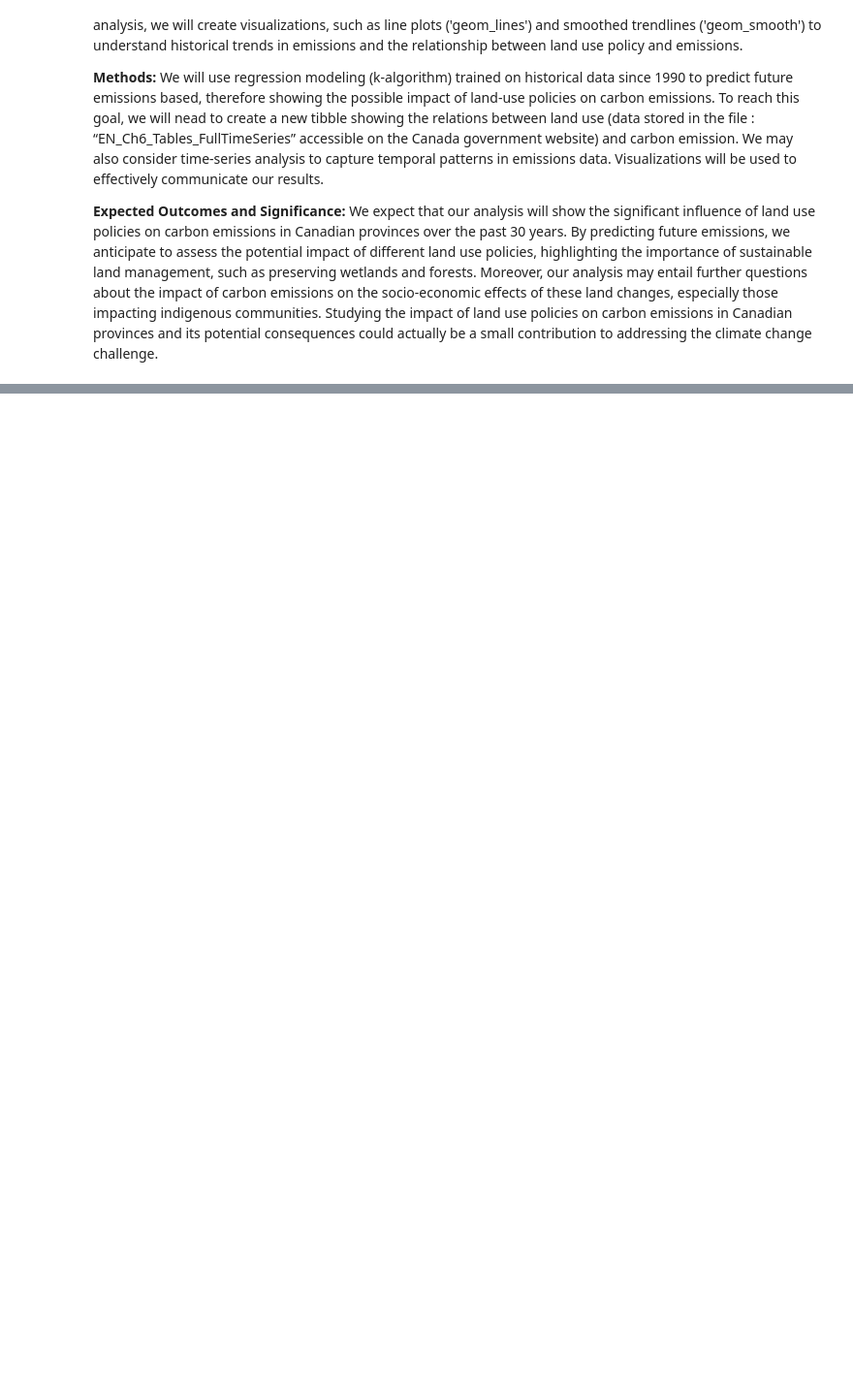
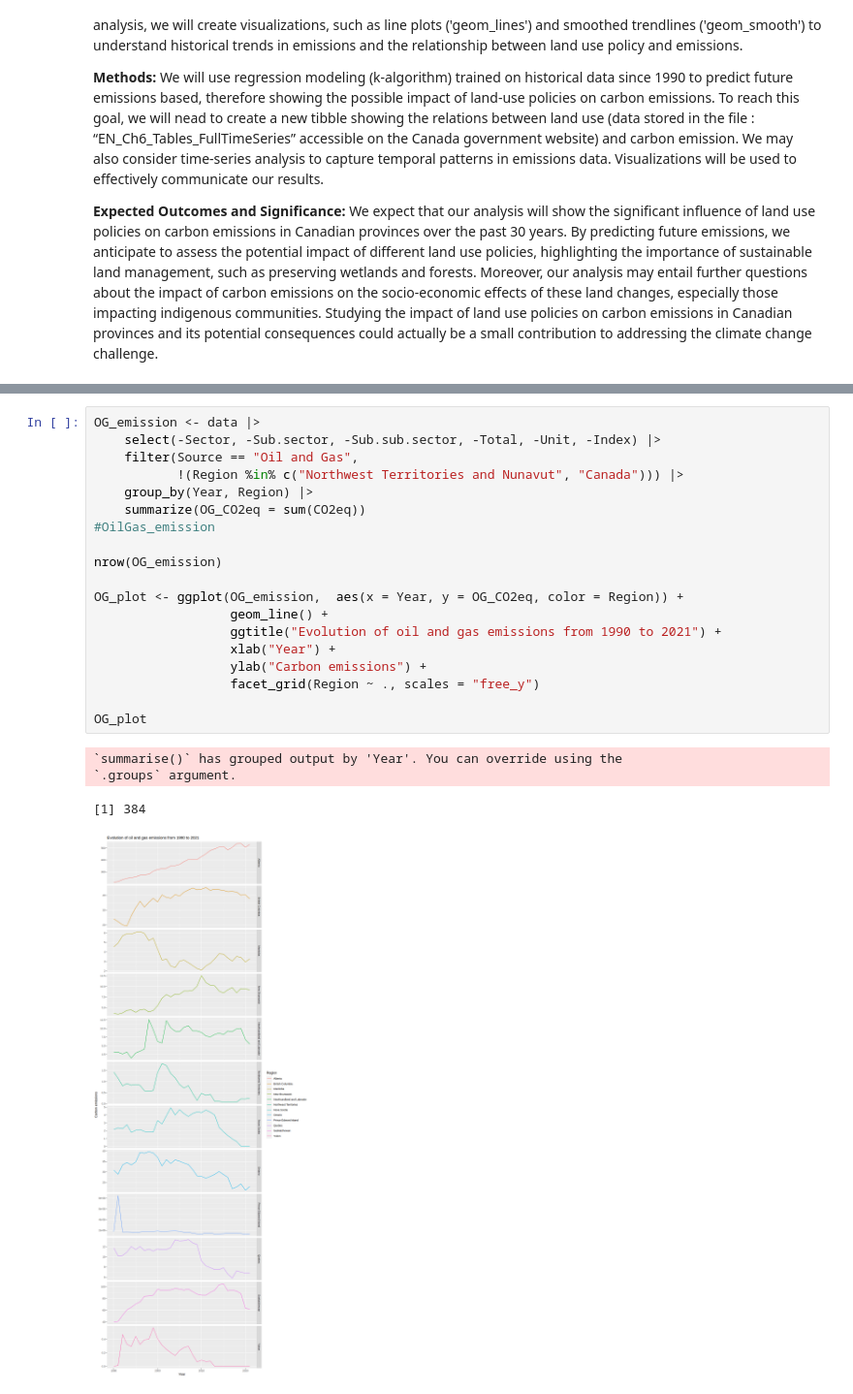
Before and after one commit to FelixBAUDARD/Dsci100_GP, a Jupyter notebook: Group project proposal.ipynb, the cells around one changed output, grey strips where cells are left out. Shown at 97% size. Cells and saved outputs as stored; diff of their text form; blank space fills up the shorter version.

```diff
--- a/Group project proposal.ipynb
+++ b/Group project proposal.ipynb
@@ -88,0 +103,24 @@ ggplot(filtered_data, aes(x = Year, y = CO2eq, group = Region, color = Region))
+# %%
+OG_emission <- data |>
+    select(-Sector, -Sub.sector, -Sub.sub.sector, -Total, -Unit, -Index) |>
+    filter(Source == "Oil and Gas",
+           !(Region %in% c("Northwest Territories and Nunavut", "Canada"))) |>
+    group_by(Year, Region) |>
+    summarize(OG_CO2eq = sum(CO2eq))
+#OilGas_emission
+
+nrow(OG_emission)
+
+OG_plot <- ggplot(OG_emission,  aes(x = Year, y = OG_CO2eq, color = Region)) +
+                  geom_line() +
+                  ggtitle("Evolution of oil and gas emissions from 1990 to 2021") +
+                  xlab("Year") +
+                  ylab("Carbon emissions") +
+                  facet_grid(Region ~ ., scales = "free_y")
+
+OG_plot
+# %% [output]
+`summarise()` has grouped output by 'Year'. You can override using the
+`.groups` argument.
+[1] 384
+[figure, added]
```
Also changed, not shown: parts of 8 cells of this notebook.
